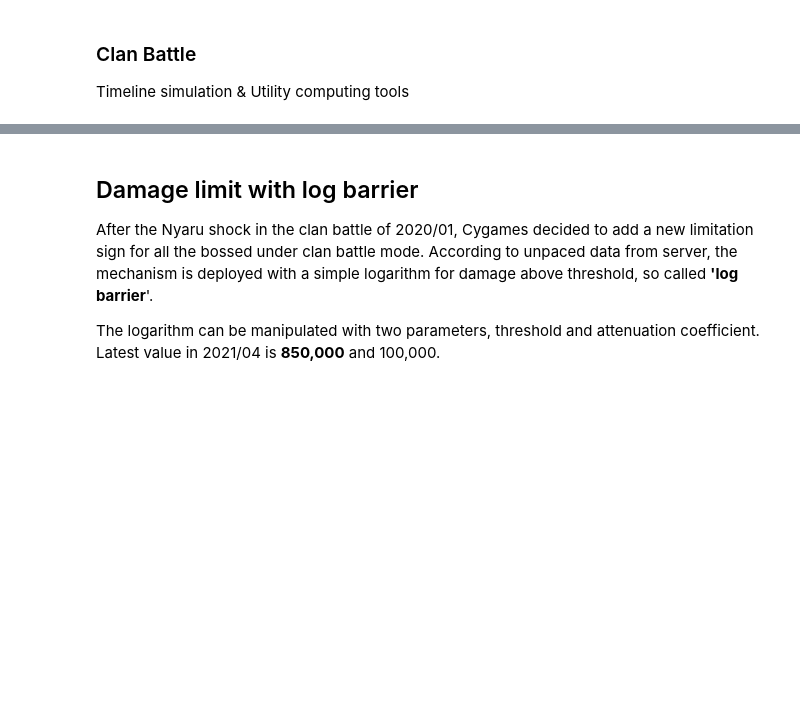
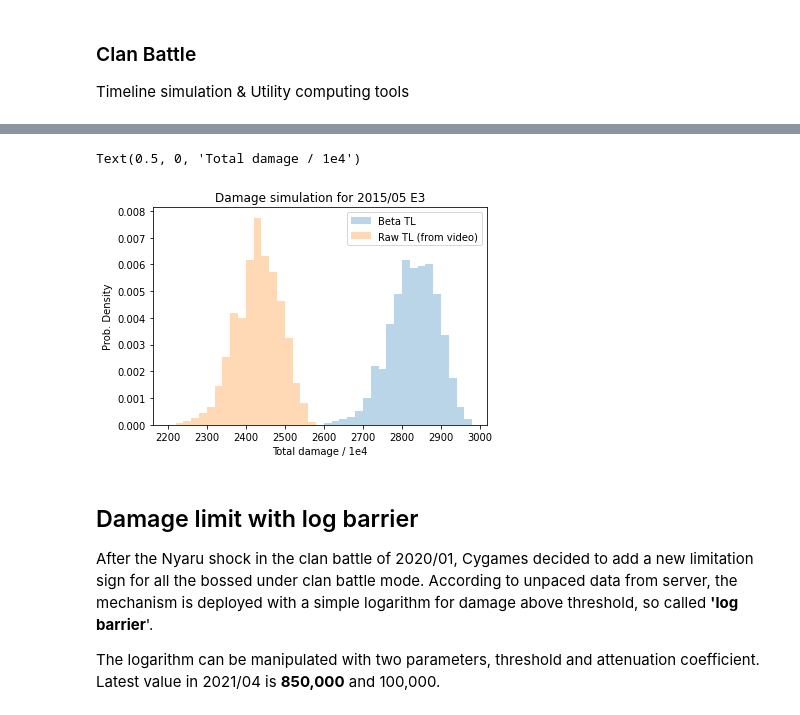
Before and after one commit to yatowoo/Priconne, a Jupyter notebook: pcr.ipynb, the cells around one changed output, grey strips where cells are left out. Saved outputs shown, nothing was run; the diff lists cells and outputs as text; code cells hidden in the pictures; blank space fills up the shorter version.

```diff
--- a/pcr.ipynb
+++ b/pcr.ipynb
@@ -545,3 +612,15 @@ No damage need physics defence >  732.1499489907454
+# %%
+fig, ax = plt.subplots()
+pltKwargs = dict(histtype='stepfilled', alpha=0.3, density=True, bins=range(2200, 3000, 20))
+plotBeta = plt.hist(histDamage, **pltKwargs, label='Beta TL')
+plotRaw = plt.hist(histDamageOriginal, **pltKwargs, label='Raw TL (from video)')
+leg = ax.legend()
+plt.title('Damage simulation for 2015/05 E3')
+plt.ylabel('Prob. Density')
+plt.xlabel('Total damage / 1e4')
+# %% [output]
+Text(0.5, 0, 'Total damage / 1e4')
+[figure, added]
 # %% [markdown]
 ## Damage limit with log barrier
 After the Nyaru shock in the clan battle of 2020/01, Cygames decided to add a new limitation sign for all the bossed under clan battle mode. According to unpaced data from server, the mechanism is deployed with a simple logarithm for damage above threshold, so called **'log barrier**'.
```
Also changed, not shown: parts of 6 cells of this notebook.
